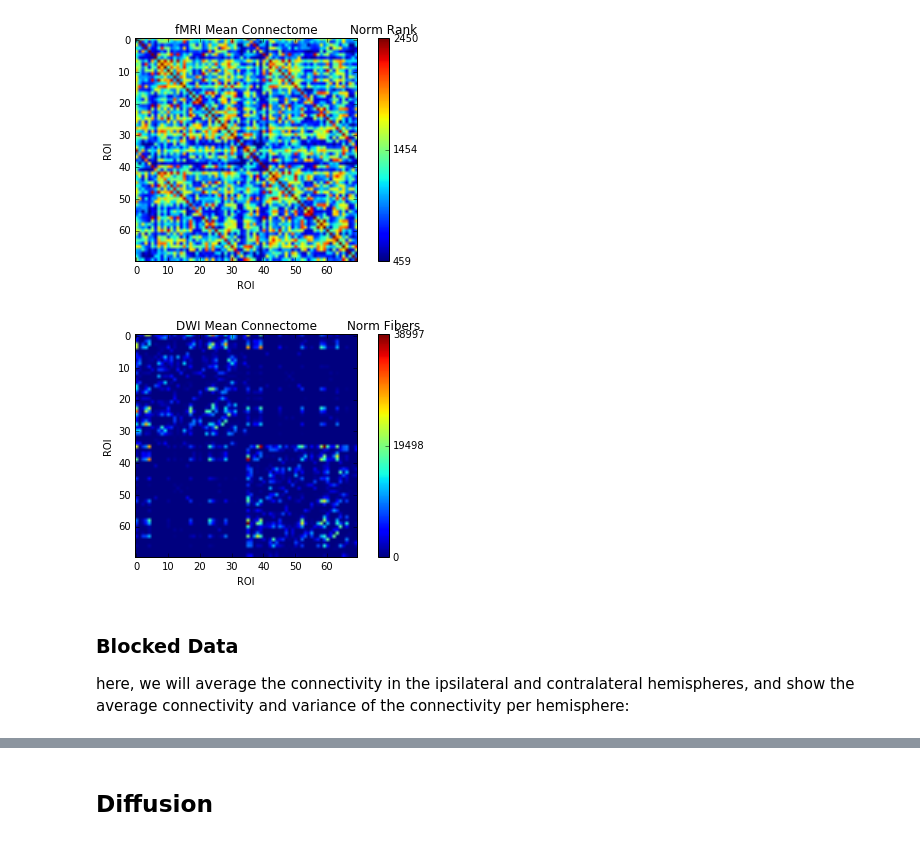
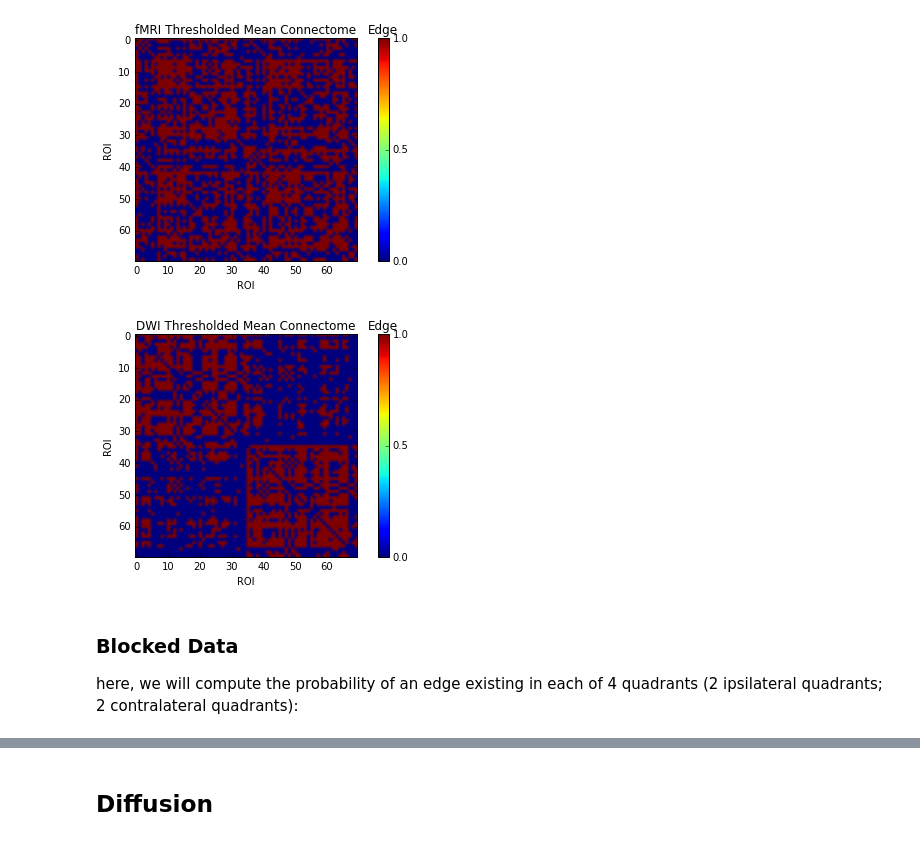
Before and after one commit to ebridge2/ndmg-paper, a Jupyter notebook: code/sbm/sbm.ipynb, the cells around one changed output, grey strips where cells are left out. Cells and saved outputs as stored; diff of their text form; code cells hidden in the pictures.

Commit message:
updated figures

```diff
--- a/code/sbm/sbm.ipynb
+++ b/code/sbm/sbm.ipynb
@@ -94,44 +112,52 @@ nodes = np.array(fmri_mean.nodes())
 argsort = np.argsort(nodes.astype(int))
 fmrimean_mtx = nx.to_numpy_matrix(fmri_mean, nodelist=nodes[argsort].tolist())
 dwimean_mtx = nx.to_numpy_matrix(dwi_mean, nodelist=nodes[argsort].tolist())
 
-# normalize
-fmrimean_mtx = fmrimean_mtx
-dwimean_mtx = dwimean_mtx
+
 
 def plot_connectome(mtx, title, xlabel, ylabel, cbart, rd=1.0, fmin=None, fmax=None, tickvals=None, ticks=None):
     fig = plt.figure()
     ax = fig.add_subplot(111)
     cax = ax.imshow(mtx, vmin=fmin, vmax=fmax)
     ax.set_ylabel(ylabel)
     ax.set_xlabel(xlabel)
     ax.set_title(title)
     if (fmin == None):
         fmin = np.ceil(np.min(mtx)/rd)*rd
     if (fmax == None):
         fmax = np.floor(np.max(mtx)/rd)*rd
     if ticks is not None:
         ax.set_xticks(tickvals)
         ax.set_xticklabels(ticks)
         ax.set_yticks(tickvals)
         ax.set_yticklabels(ticks)
     cbar = fig.colorbar(cax, ticks=[fmin, (fmin+fmax)/2.0, fmax])
     cbar.ax.set_title(cbart)
     fig.tight_layout()
     return fig
 
-fig1 = plot_connectome(fmrimean_mtx, 'fMRI Mean Connectome', 'ROI', 'ROI', 'Norm Rank')
+fmri_thresh = np.zeros(fmrimean_mtx.shape)
+midpoint = np.percentile(fmrimean_mtx.flatten(), 50)
+fmri_thresh[fmrimean_mtx >= midpoint] = 1
+fmri_thresh[fmrimean_mtx < midpoint] = 0
+
+fig1 = plot_connectome(fmri_thresh, 'fMRI Thresholded Mean Connectome', 'ROI', 'ROI', 'Edge')
 fig1.show()
 
-fig2 = plot_connectome(dwimean_mtx, 'DWI Mean Connectome', 'ROI', 'ROI', 'Norm Fibers')
+
+dwi_thresh = np.zeros(dwimean_mtx.shape)
+dwi_thresh[dwimean_mtx > 0] = 1
+dwi_thresh[dwimean_mtx <= 0] = 0
+
+fig2 = plot_connectome(dwi_thresh, 'DWI Thresholded Mean Connectome', 'ROI', 'ROI', 'Edge')
 fig2.show()
 # %% [output]
-[figure, old version]
+[figure, new version]
-[figure, old version]
+[figure, new version]
-# %% [markdown]
-### Blocked Data
-
-here, we will average the connectivity in the ipsilateral and contralateral hemispheres, and show the average connectivity and variance of the connectivity per hemisphere:
+# %% [markdown]
+### Blocked Data
+
+here, we will compute the probability of an edge existing in each of 4 quadrants (2 ipsilateral quadrants; 2 contralateral quadrants):
 # %%
 lh = np.arange(0, 35)
 rh = np.arange(35, 70)
```
Also changed, not shown: parts of 8 cells of this notebook, 22 other files.
